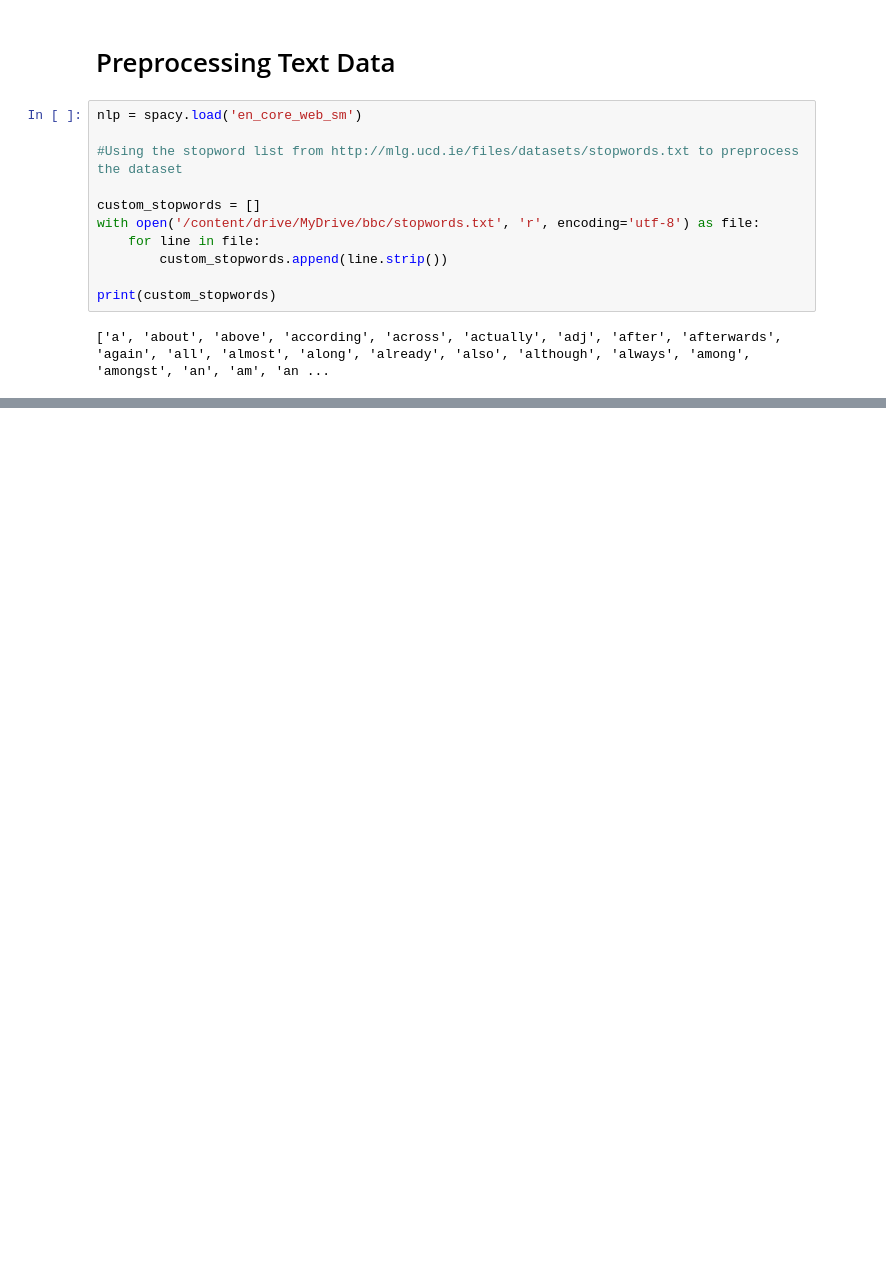
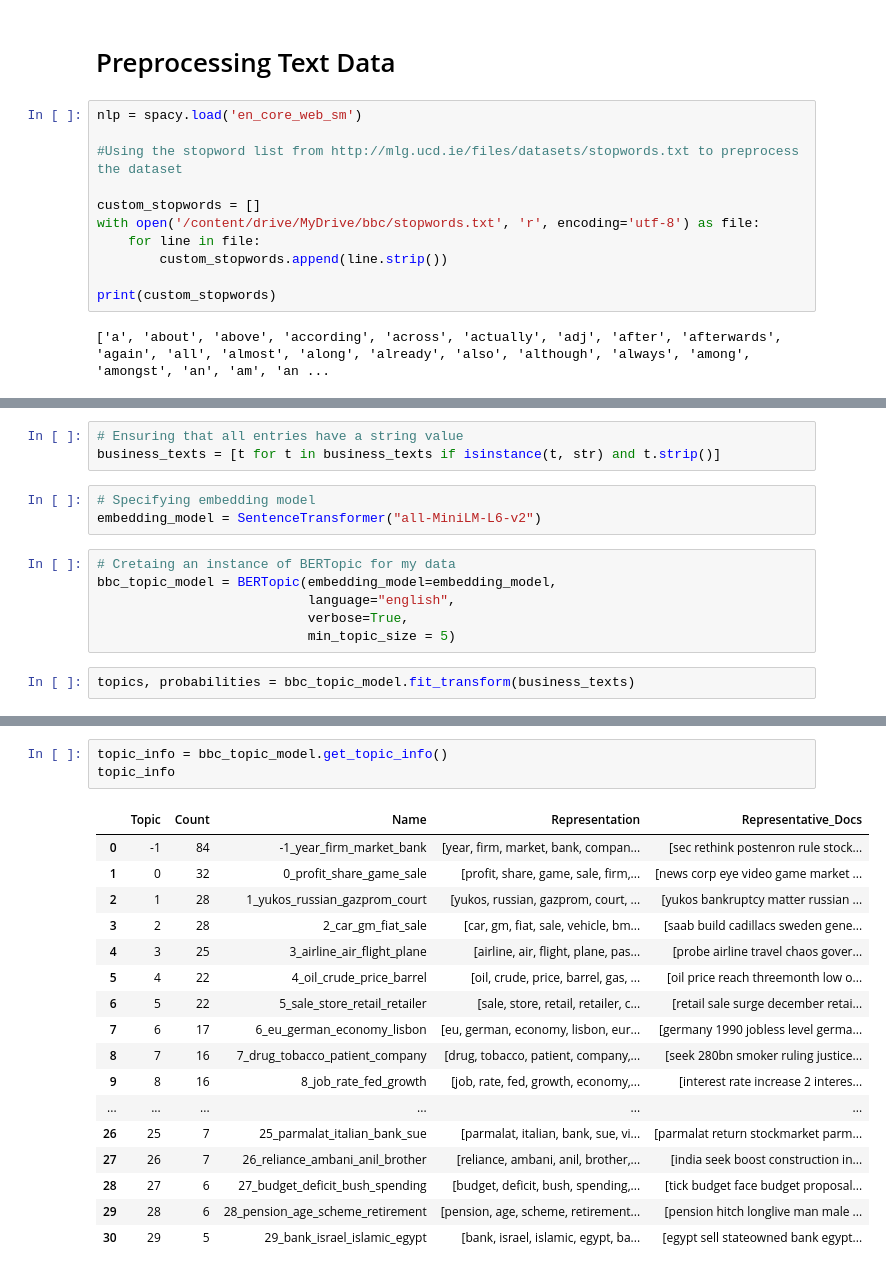
Before and after one commit to joytile/BBC-News-Topic-Modelling, a Jupyter notebook: BBC_NLP_Task.ipynb, the cells around one changed output, grey strips where cells are left out. Saved outputs shown, nothing was run; the diff lists cells and outputs as text; blank space fills up the shorter version.

```diff
--- a/BBC_NLP_Task.ipynb
+++ b/BBC_NLP_Task.ipynb
@@ -107,0 +242,14 @@ text_df.head()
+# %%
+# Ensuring that all entries have a string value
+business_texts = [t for t in business_texts if isinstance(t, str) and t.strip()]
+# %%
+# Specifying embedding model
+embedding_model = SentenceTransformer("all-MiniLM-L6-v2")
+# %%
+# Cretaing an instance of BERTopic for my data
+bbc_topic_model = BERTopic(embedding_model=embedding_model,
+                           language="english",
+                           verbose=True,
+                           min_topic_size = 5)
+# %%
+topics, probabilities = bbc_topic_model.fit_transform(business_texts)
@@ -107,0 +265,21 @@ text_df.head()
+# %%
+topic_info = bbc_topic_model.get_topic_info()
+topic_info
+# %% [output]
+|  | Topic | Count | Name | Representation | Representative_Docs |
+| 0 | -1 | 84 | -1_year_firm_market_bank | [year, firm, market, bank, compan... | [sec rethink postenron rule stock... |
+| 1 | 0 | 32 | 0_profit_share_game_sale | [profit, share, game, sale, firm,... | [news corp eye video game market ... |
+| 2 | 1 | 28 | 1_yukos_russian_gazprom_court | [yukos, russian, gazprom, court, ... | [yukos bankruptcy matter russian ... |
+| 3 | 2 | 28 | 2_car_gm_fiat_sale | [car, gm, fiat, sale, vehicle, bm... | [saab build cadillacs sweden gene... |
+| 4 | 3 | 25 | 3_airline_air_flight_plane | [airline, air, flight, plane, pas... | [probe airline travel chaos gover... |
+| 5 | 4 | 22 | 4_oil_crude_price_barrel | [oil, crude, price, barrel, gas, ... | [oil price reach threemonth low o... |
+| 6 | 5 | 22 | 5_sale_store_retail_retailer | [sale, store, retail, retailer, c... | [retail sale surge december retai... |
+| 7 | 6 | 17 | 6_eu_german_economy_lisbon | [eu, german, economy, lisbon, eur... | [germany 1990 jobless level germa... |
+| 8 | 7 | 16 | 7_drug_tobacco_patient_company | [drug, tobacco, patient, company,... | [seek 280bn smoker ruling justice... |
+| 9 | 8 | 16 | 8_job_rate_fed_growth | [job, rate, fed, growth, economy,... | [interest rate increase 2 interes... |
+| ... | ... | ... | ... | ... | ... |
+| 26 | 25 | 7 | 25_parmalat_italian_bank_sue | [parmalat, italian, bank, sue, vi... | [parmalat return stockmarket parm... |
+| 27 | 26 | 7 | 26_reliance_ambani_anil_brother | [reliance, ambani, anil, brother,... | [india seek boost construction in... |
+| 28 | 27 | 6 | 27_budget_deficit_bush_spending | [budget, deficit, bush, spending,... | [tick budget face budget proposal... |
+| 29 | 28 | 6 | 28_pension_age_scheme_retirement | [pension, age, scheme, retirement... | [pension hitch longlive man male ... |
+| 30 | 29 | 5 | 29_bank_israel_islamic_egypt | [bank, israel, islamic, egypt, ba... | [egypt sell stateowned bank egypt... |
```
Also changed, not shown: parts of 26 cells of this notebook.
